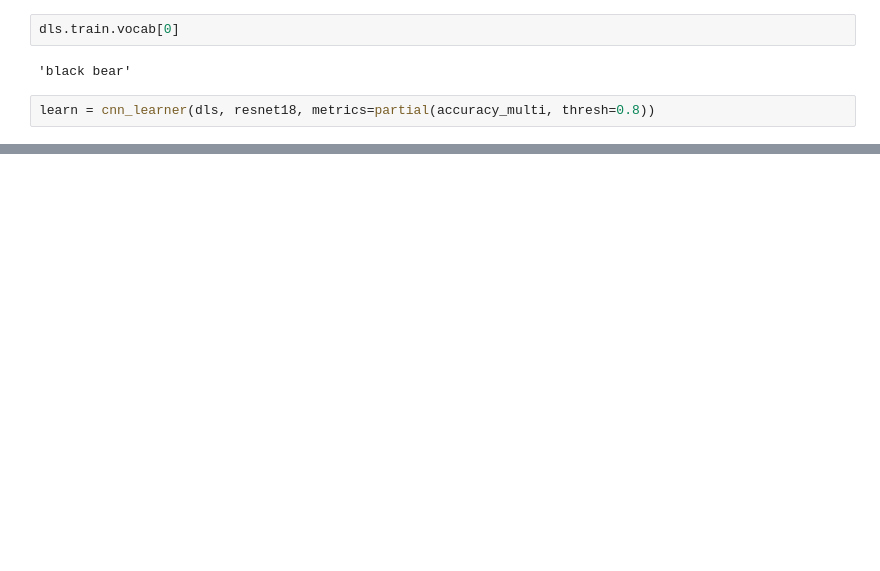
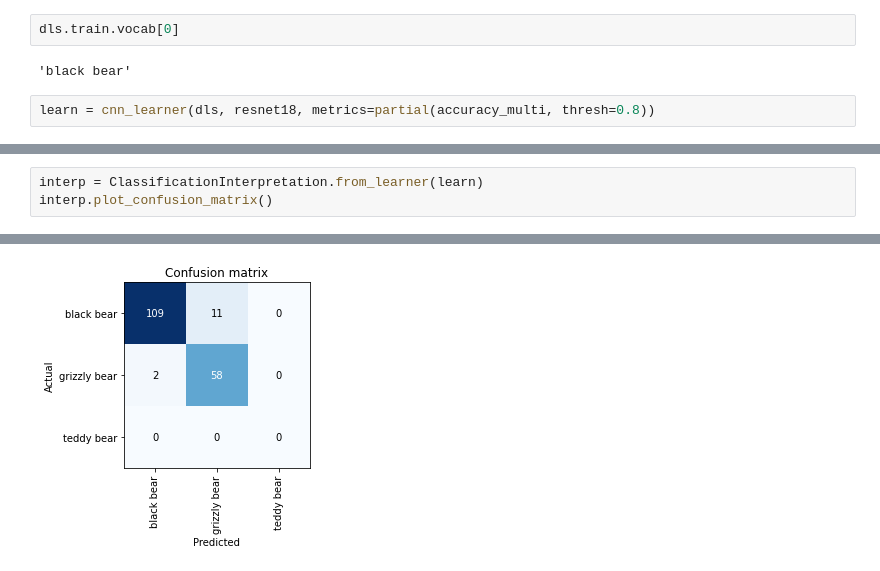
Before and after one commit to i-SanMartin/FastAI, a Jupyter notebook: 06_Multicat/BearClassifier.ipynb, the cells around one changed output, grey strips where cells are left out. Saved outputs shown, nothing was run; the diff lists cells and outputs as text; blank space fills up the shorter version.

```diff
--- a/06_Multicat/BearClassifier.ipynb
+++ b/06_Multicat/BearClassifier.ipynb
@@ -127,0 +128,4 @@ learn.fine_tune(4)
+# %%
+interp = ClassificationInterpretation.from_learner(learn)
+interp.plot_confusion_matrix()
+# %% [output]
@@ -127,0 +133 @@ learn.fine_tune(4)
+[figure, added]
```
Also changed, not shown: parts of 11 cells of this notebook.
